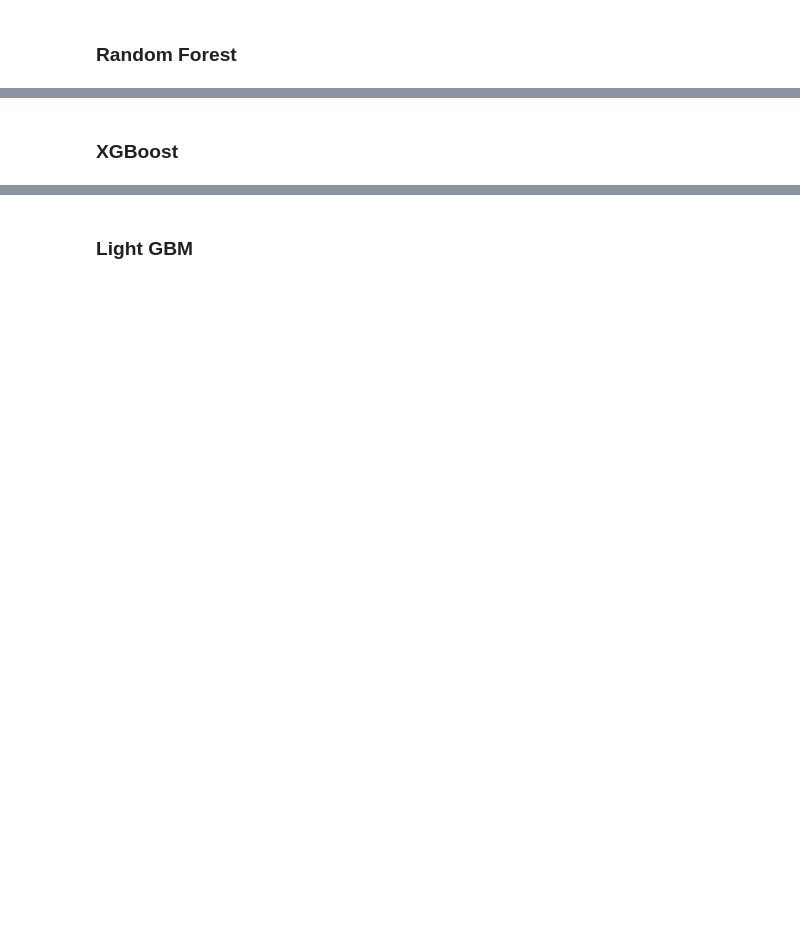
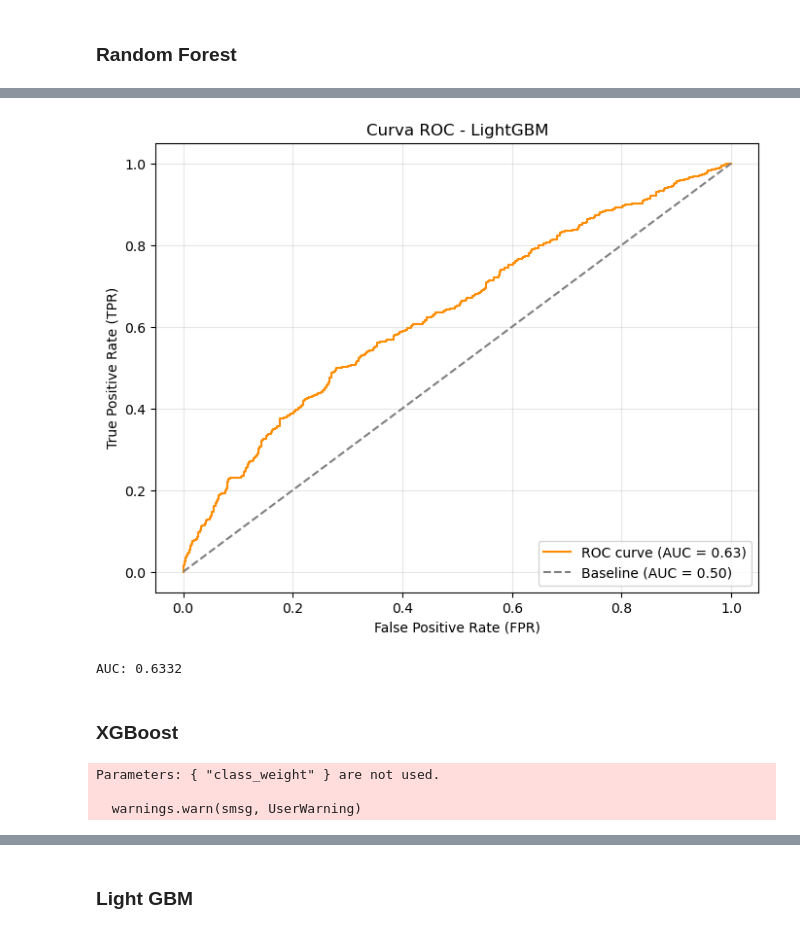
Before and after one commit to stellasposito/credit, a Jupyter notebook: credit.ipynb, the cells around one changed output, grey strips where cells are left out. Cells and saved outputs as stored; diff of their text form; code cells hidden in the pictures; blank space fills up the shorter version.

```diff
--- a/credit.ipynb
+++ b/credit.ipynb
@@ -660,11 +720,41 @@ plt.show()
+# %%
+# Obter as probabilidades preditas
+y_proba_lgb = rf.predict_proba(X_test)[:, 1]  # Probabilidades da classe 1
+
+# Calcular a curva ROC
+fpr, tpr, thresholds = roc_curve(y_test, y_proba_lgb)
+
+# Calcular o AUC
+roc_auc = roc_auc_score(y_test, y_proba_lgb)
+
+# Plotar a curva ROC
+plt.figure(figsize=(8, 6))
+plt.plot(fpr, tpr, color='darkorange', label=f'ROC curve (AUC = {roc_auc:.2f})')
+plt.plot([0, 1], [0, 1], color='gray', linestyle='--', label='Baseline (AUC = 0.50)')
+plt.xlabel('False Positive Rate (FPR)')
+plt.ylabel('True Positive Rate (TPR)')
+plt.title('Curva ROC - LightGBM')
+plt.legend(loc='lower right')
+plt.grid(alpha=0.3)
+plt.show()
+
+# Imprimir o AUC
+print(f"AUC: {roc_auc:.4f}")
+# %% [output]
+[figure, added]
+AUC: 0.6332
 # %% [markdown]
 ### XGBoost
 # %%
 import xgboost as xgb
 
-xgb_model = xgb.XGBClassifier(random_state=42)
+xgb_model = xgb.XGBClassifier(random_state=42, class_weight='balanced')
 xgb_model.fit(X_train, y_train)
 y_pred_xgb = xgb_model.predict(X_test)
+# %% [output]
+Parameters: { "class_weight" } are not used.
+
+  warnings.warn(smsg, UserWarning)
 # %%
 print("Avaliação do XGBoost:")
 print(f"Acurácia: {accuracy_score(y_test, y_pred_xgb):.4f}")
```
Also changed, not shown: parts of 23 cells of this notebook.
